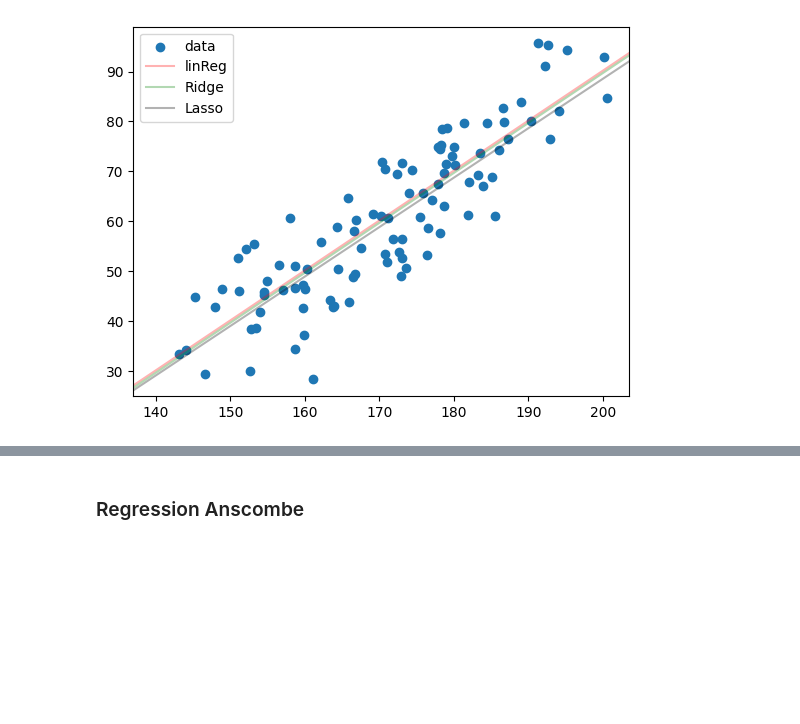
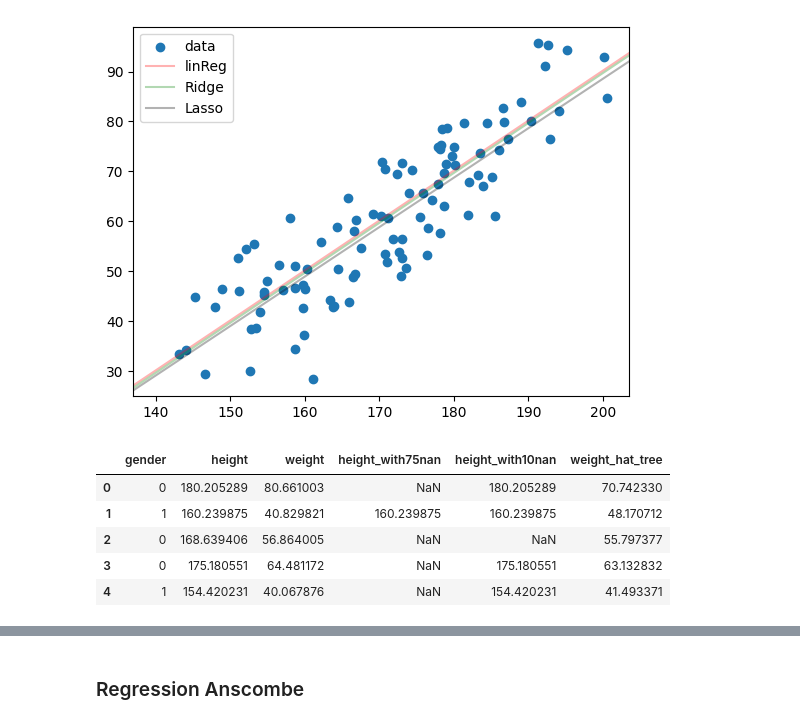
Before and after one commit to Biber76/MachineLearning, a Jupyter notebook: Regression.ipynb, the cells around one changed output, grey strips where cells are left out. Cells and saved outputs as stored; diff of their text form; code cells hidden in the pictures; blank space fills up the shorter version.

```diff
--- a/Regression.ipynb
+++ b/Regression.ipynb
@@ -230,0 +236,9 @@ plt.show()
+# %%
+df.head()
+# %% [output]
+|  | gender | height | weight | height_with75nan | height_with10nan | weight_hat_tree |
+| 0 | 0 | 180.205289 | 80.661003 | NaN | 180.205289 | 70.742330 |
+| 1 | 1 | 160.239875 | 40.829821 | 160.239875 | 160.239875 | 48.170712 |
+| 2 | 0 | 168.639406 | 56.864005 | NaN | NaN | 55.797377 |
+| 3 | 0 | 175.180551 | 64.481172 | NaN | 175.180551 | 63.132832 |
+| 4 | 1 | 154.420231 | 40.067876 | NaN | 154.420231 | 41.493371 |
```
Also changed, not shown: parts of 3 cells of this notebook.
